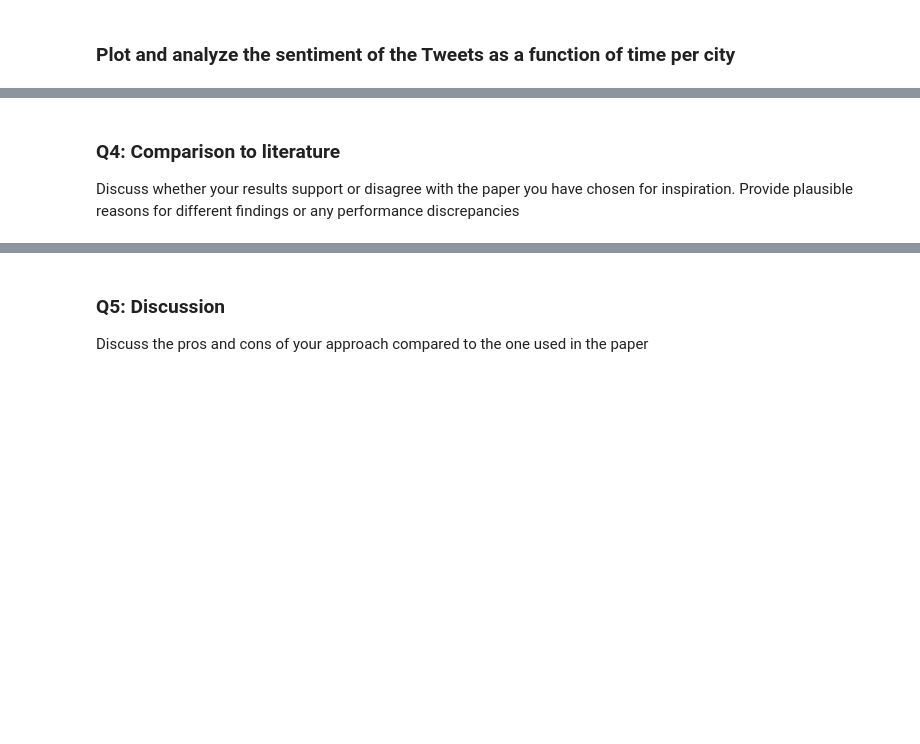
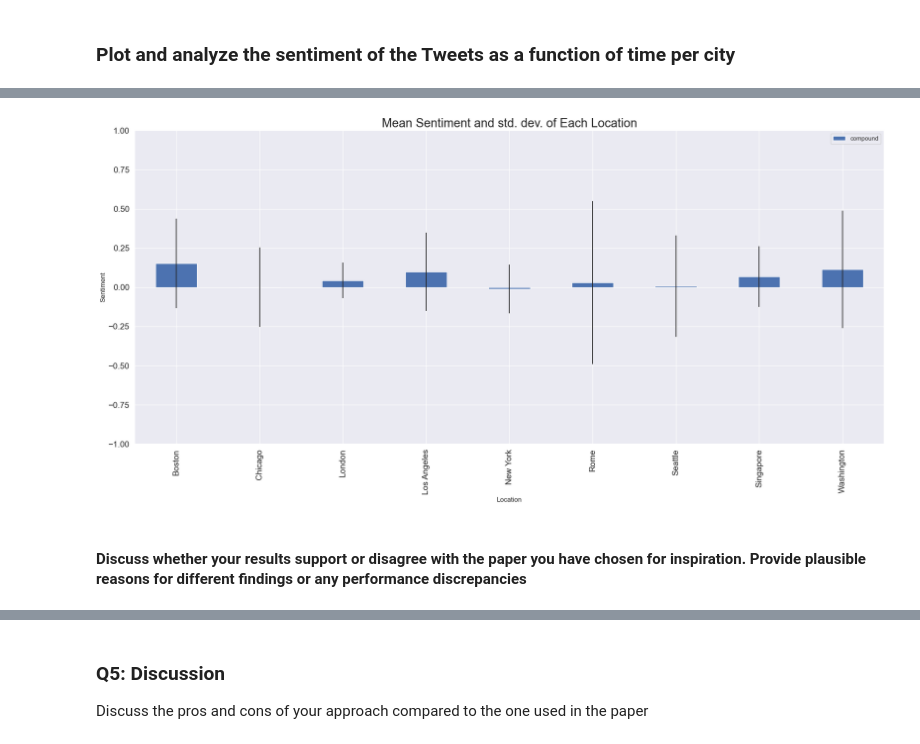
Before and after one commit to richdanis/ML4H, a Jupyter notebook: Project 2/Part_3.ipynb, the cells around one changed output, grey strips where cells are left out. Saved outputs shown, nothing was run; the diff lists cells and outputs as text; code cells hidden in the pictures; blank space fills up the shorter version.

```diff
--- a/Project 2/Part_3.ipynb
+++ b/Project 2/Part_3.ipynb
@@ -202,5 +179,16 @@ plt.show()
+# %%
+# make mean sentiment of each location
+mean_sentiment = new_grouped_locations.groupby('UserLocation').mean()
+
+
+#plot mean sentiment and variance of each location
+
+mean_sentiment.plot(kind='bar', figsize=(20, 10), title='Mean Sentiment and std. dev. of Each Location', fontsize=15,ylabel='Sentiment', ylim=(-1, 1), xlabel='Location', yerr= new_grouped_locations.groupby('UserLocation').std())
+
+plt.title('Mean Sentiment and std. dev. of Each Location', fontsize=22)
+plt.tight_layout()
+plt.show()
+# %% [output]
+[figure, added]
 # %% [markdown]
-### Q4: Comparison to literature
-Discuss whether your results support or disagree
-with the paper you have chosen for inspiration. Provide plausible reasons for different
-findings or any performance discrepancies
+#### Discuss whether your results support or disagree with the paper you have chosen for inspiration. Provide plausible reasons for different findings or any performance discrepancies
```
Also changed, not shown: parts of 21 cells of this notebook, 7 other files.
